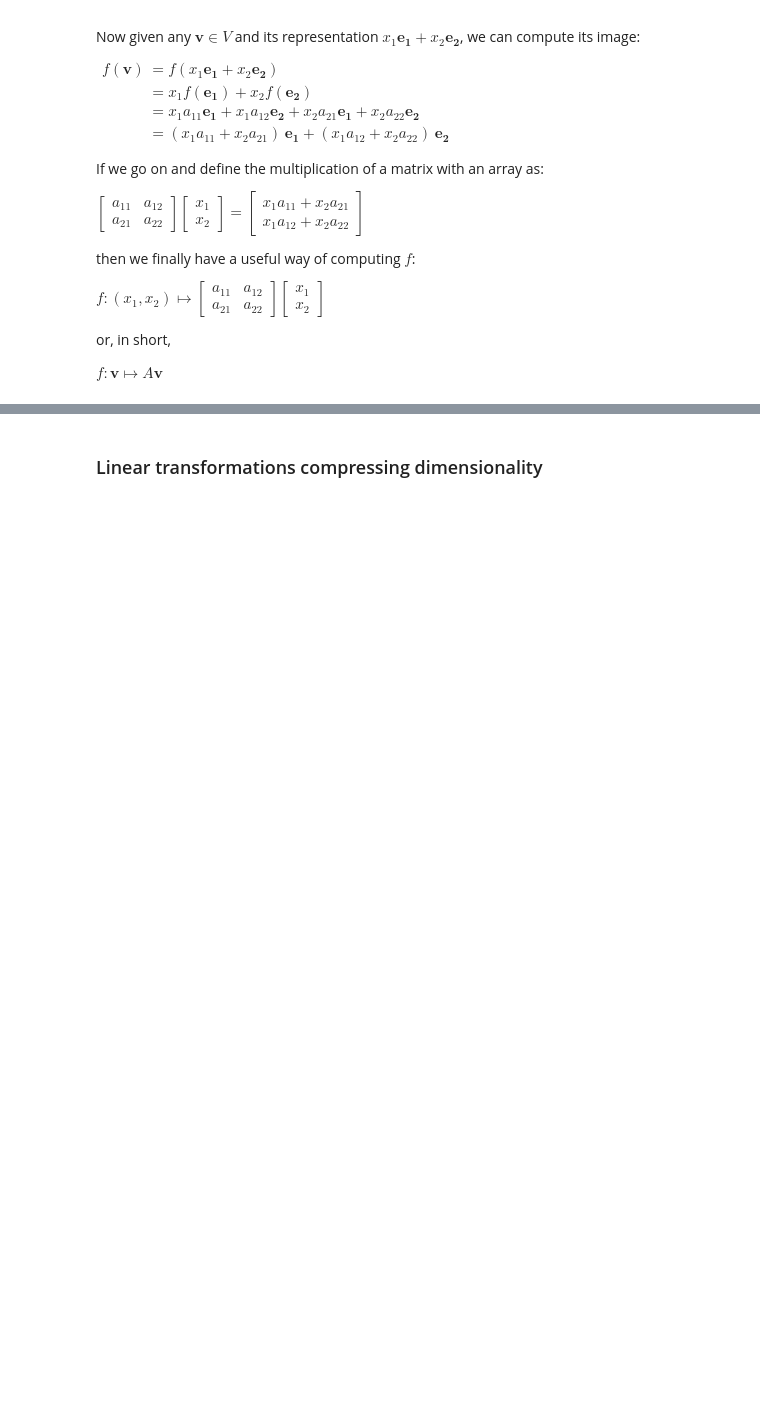
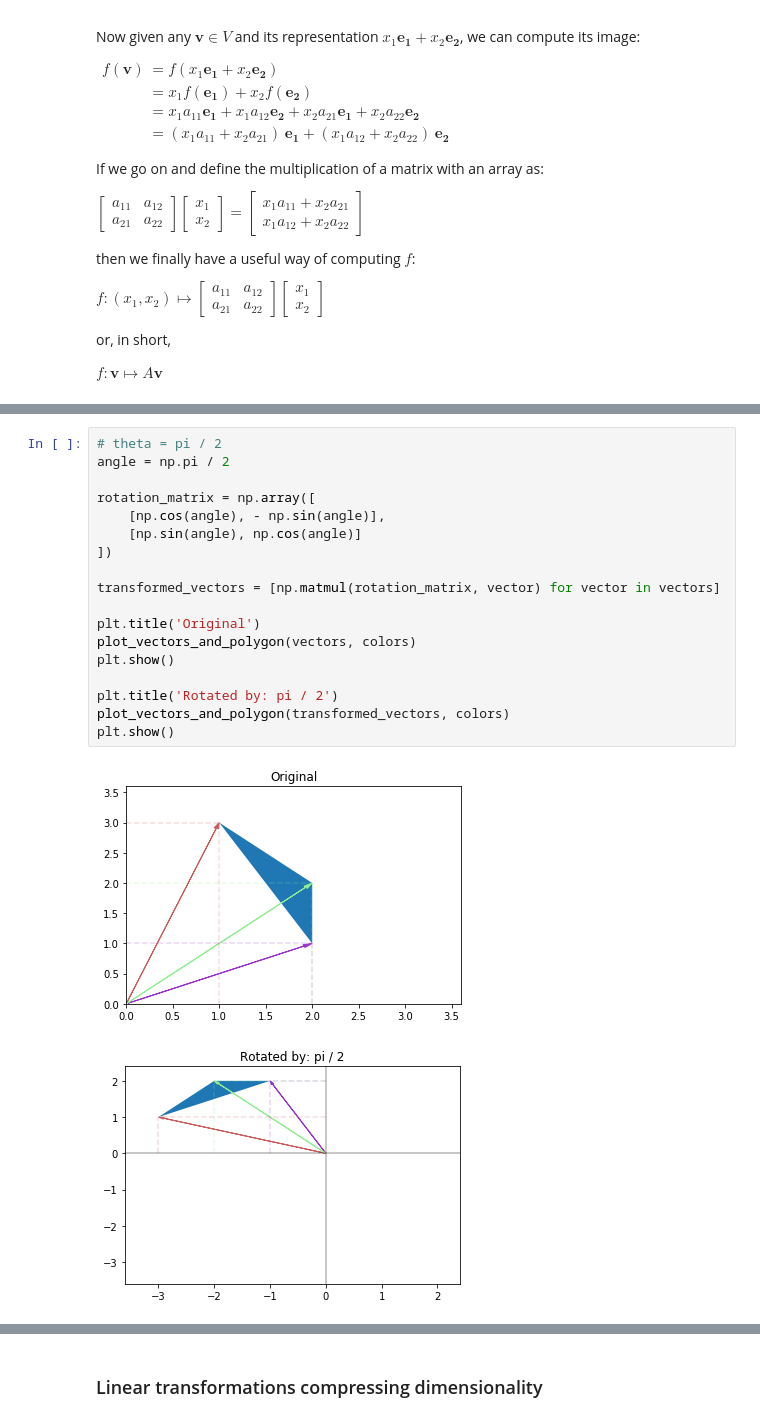
Before and after one commit to koulakis/interactive-math-for-data-science, a Jupyter notebook: linear_algebra.ipynb, the cells around one changed output, grey strips where cells are left out. Saved outputs shown, nothing was run; the diff lists cells and outputs as text; blank space fills up the shorter version.

Commit message:
Rotation by angle.

```diff
--- a/linear_algebra.ipynb
+++ b/linear_algebra.ipynb
@@ -258,0 +289,21 @@ $f: \mathbf{v} \mapsto A \mathbf{v}$
+# %%
+# theta = pi / 2
+angle = np.pi / 2
+
+rotation_matrix = np.array([
+    [np.cos(angle), - np.sin(angle)],
+    [np.sin(angle), np.cos(angle)]
+])
+
+transformed_vectors = [np.matmul(rotation_matrix, vector) for vector in vectors]
+
+plt.title('Original')
+plot_vectors_and_polygon(vectors, colors)
+plt.show()
+
+plt.title('Rotated by: pi / 2')
+plot_vectors_and_polygon(transformed_vectors, colors)
+plt.show()
+# %% [output]
+[figure, added]
+[figure, added]
```
Also changed, not shown: parts of 9 cells of this notebook.
